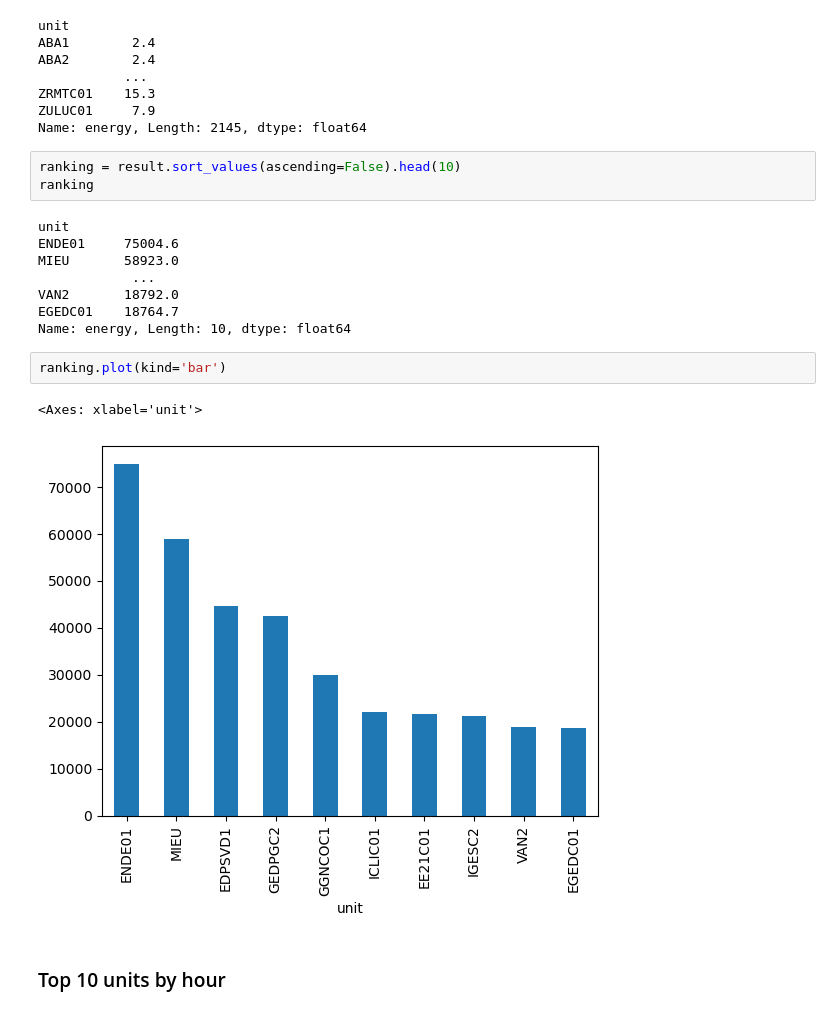
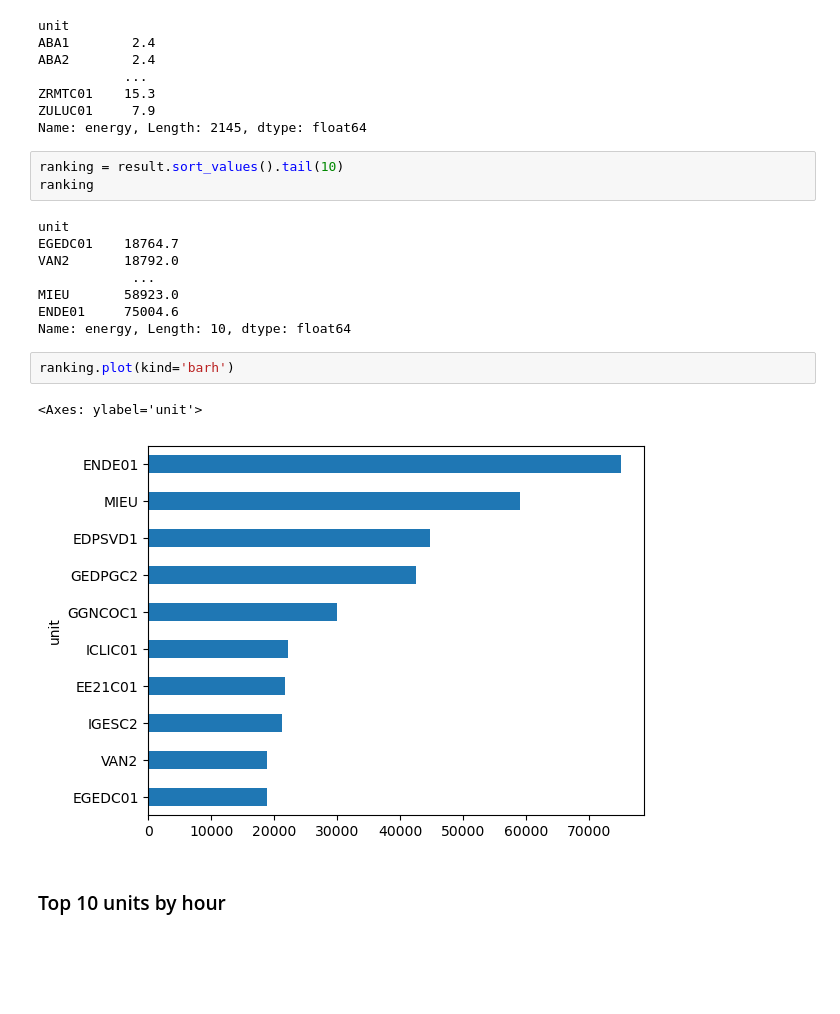
Before and after one commit to datons/OMIE-starter, a Jupyter notebook: workbook/3_Aggregate/script.ipynb, the cells around one changed output. Cells and saved outputs as stored; diff of their text form; blank space fills up the shorter version.

```diff
--- a/workbook/3_Aggregate/script.ipynb
+++ b/workbook/3_Aggregate/script.ipynb
@@ -47,21 +47,21 @@ ZRMTC01    15.3
 ZULUC01     7.9
 Name: energy, Length: 2145, dtype: float64
 # %%
-ranking = result.sort_values(ascending=False).head(10)
+ranking = result.sort_values().tail(10)
 ranking
 # %% [output]
 unit
+EGEDC01    18764.7
+VAN2       18792.0
+            ...
+MIEU       58923.0
 ENDE01     75004.6
-MIEU       58923.0
-            ...
-VAN2       18792.0
-EGEDC01    18764.7
 Name: energy, Length: 10, dtype: float64
 # %%
-ranking.plot(kind='bar')
+ranking.plot(kind='barh')
 # %% [output]
-<Axes: xlabel='unit'>
+<Axes: ylabel='unit'>
-[figure, old version]
+[figure, new version]
 # %% [markdown]
 ### Top 10 units by hour
 # %%
```
Also changed, not shown: parts of 2 cells of this notebook, 10 other files.
